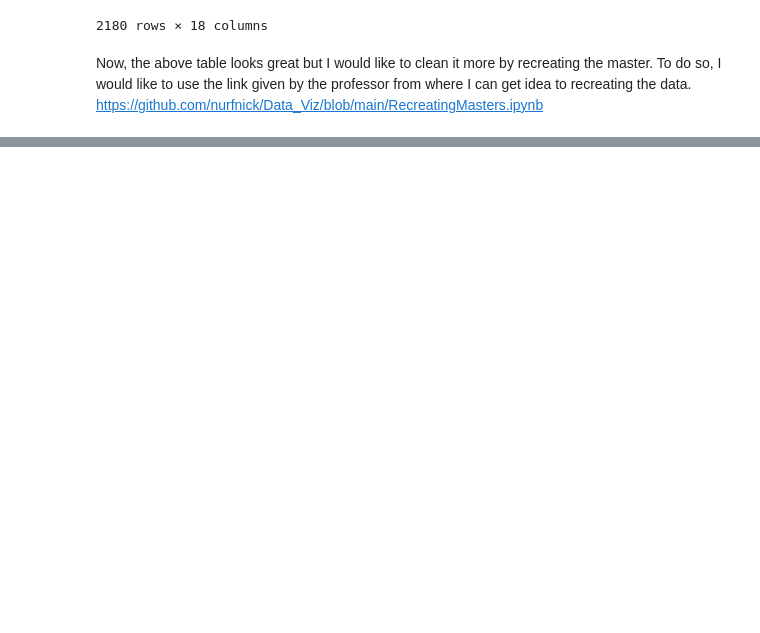
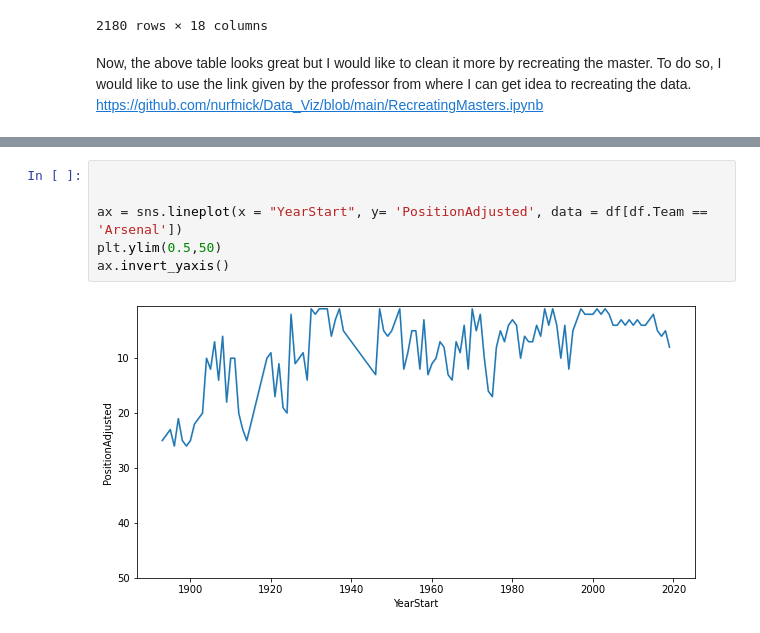
Before and after one commit to bbishal12/Quiz0, a Jupyter notebook: Copy_of_Recreating_Masters.ipynb, the cells around one changed output, grey strips where cells are left out. Saved outputs shown, nothing was run; the diff lists cells and outputs as text; blank space fills up the shorter version.

```diff
--- a/Copy_of_Recreating_Masters.ipynb
+++ b/Copy_of_Recreating_Masters.ipynb
@@ -109,0 +119,8 @@ ax.legend()
+# %%
+
+
+ax = sns.lineplot(x = "YearStart", y= 'PositionAdjusted', data = df[df.Team == 'Arsenal'])
+plt.ylim(0.5,50)
+ax.invert_yaxis()
+# %% [output]
+[figure, added]
```
Also changed, not shown: parts of 8 cells of this notebook.
